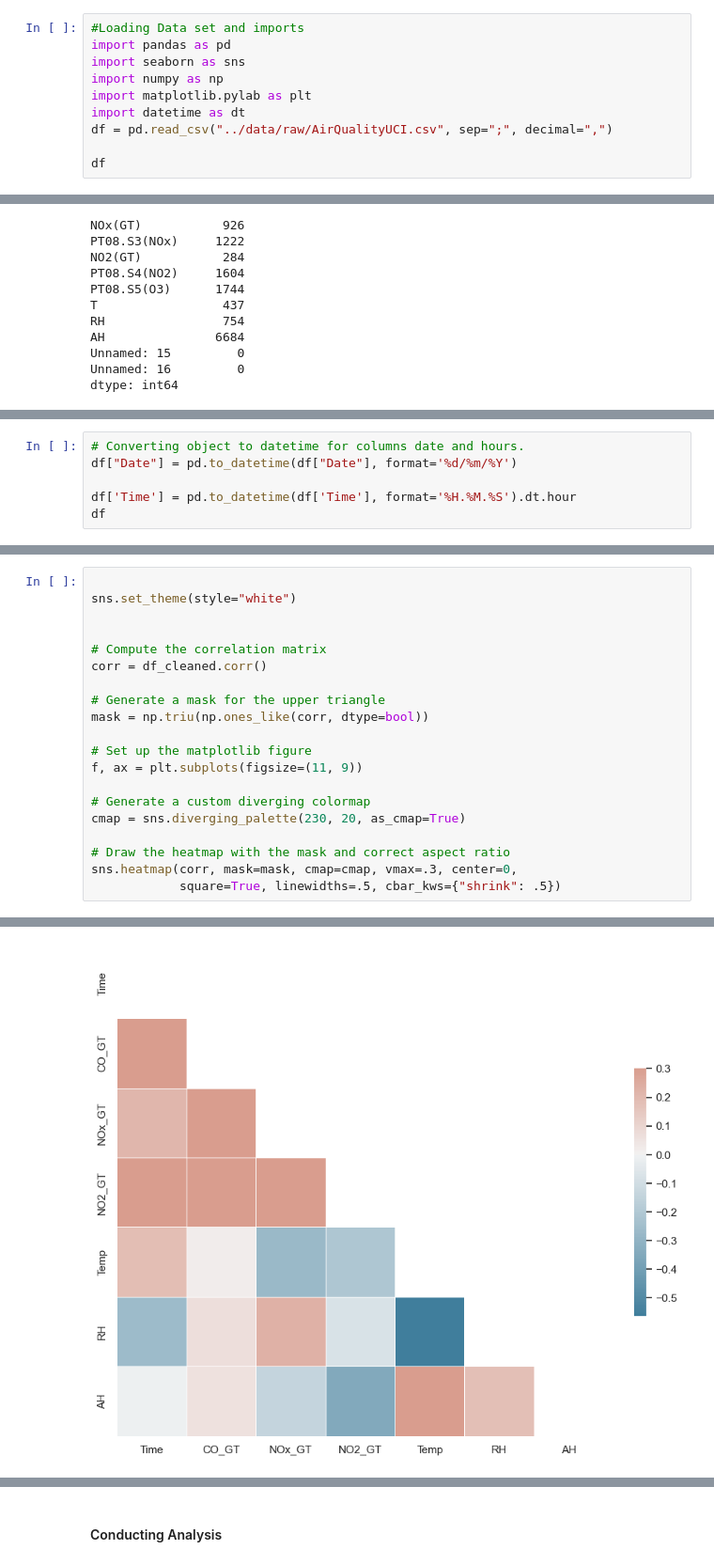
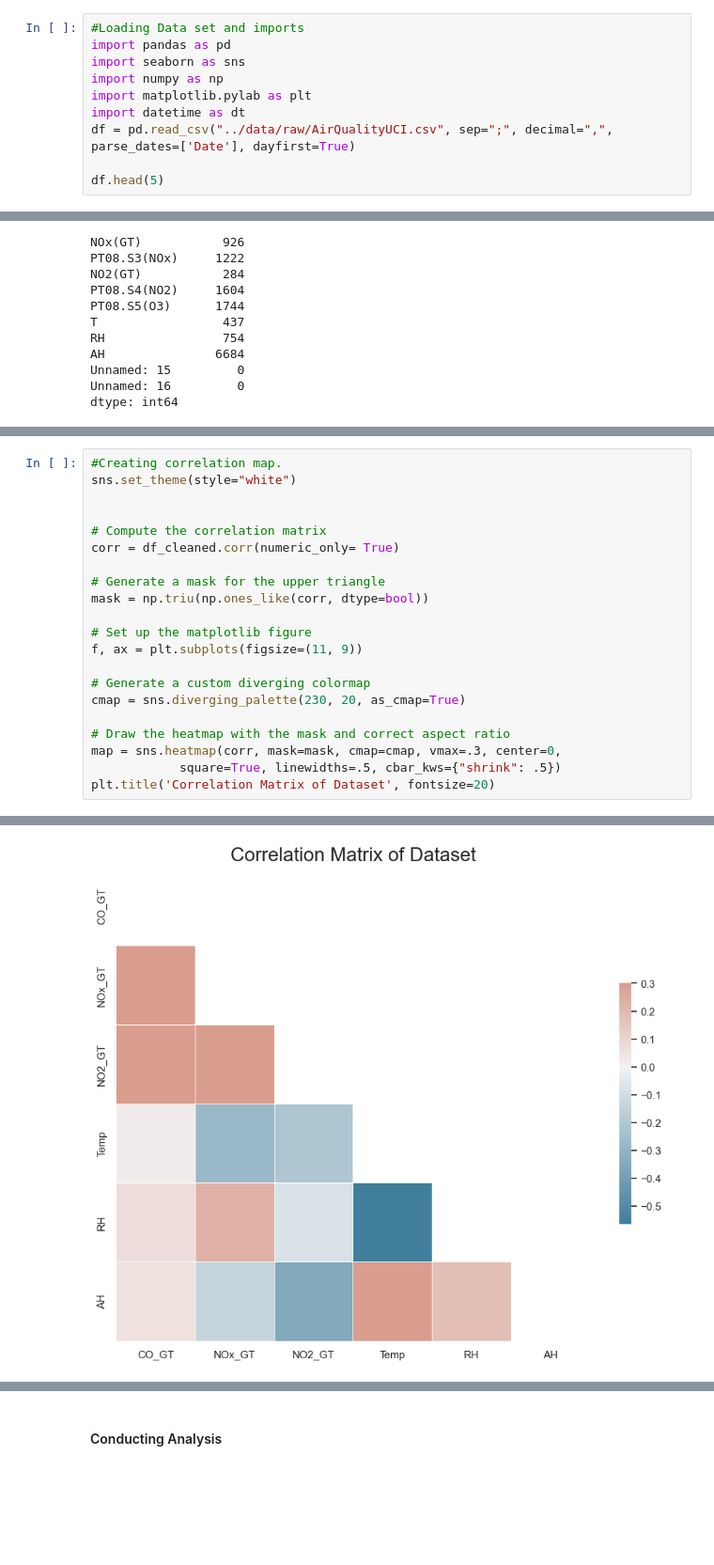
Before and after one commit to ubco-W2022T2-data301/project-group-group59, a Jupyter notebook: analysis/analysis1.ipynb, the cells around one changed output, grey strips where cells are left out. Shown at 94% size. Cells and saved outputs as stored; diff of their text form; blank space fills up the shorter version.

```diff
--- a/analysis/analysis1.ipynb
+++ b/analysis/analysis1.ipynb
@@ -17,8 +17,8 @@ import seaborn as sns
 import numpy as np
 import matplotlib.pylab as plt
 import datetime as dt
-df = pd.read_csv("../data/raw/AirQualityUCI.csv", sep=";", decimal=",")
+df = pd.read_csv("../data/raw/AirQualityUCI.csv", sep=";", decimal=",", parse_dates=['Date'], dayfirst=True)
 
-df
+df.head(5)
 # %% [output]
 |  | Date | Time | CO(GT) | PT08.S1(CO) | NMHC(GT) | C6H6(GT) | PT08.S2(NMHC) | NOx(GT) | PT08.S3(NOx) | ... |
@@ -137,7 +152 @@ AH        float64
 dtype: object
-# %%
-# Converting object to datetime for columns date and hours.
-df["Date"] = pd.to_datetime(df["Date"], format='%d/%m/%Y')
-
-df['Time'] = pd.to_datetime(df['Time'], format='%H.%M.%S').dt.hour
-df
@@ -219,10 +191,10 @@ df_cleaned.describe()
 # %%
-
+#Creating correlation map.
 sns.set_theme(style="white")
 
 
 # Compute the correlation matrix
-corr = df_cleaned.corr()
+corr = df_cleaned.corr(numeric_only= True)
 
 # Generate a mask for the upper triangle
 mask = np.triu(np.ones_like(corr, dtype=bool))
@@ -234,6 +206,7 @@ f, ax = plt.subplots(figsize=(11, 9))
 cmap = sns.diverging_palette(230, 20, as_cmap=True)
 
 # Draw the heatmap with the mask and correct aspect ratio
-sns.heatmap(corr, mask=mask, cmap=cmap, vmax=.3, center=0,
+map = sns.heatmap(corr, mask=mask, cmap=cmap, vmax=.3, center=0,
             square=True, linewidths=.5, cbar_kws={"shrink": .5})
+plt.title('Correlation Matrix of Dataset', fontsize=20)
 # %% [output]
@@ -241,2 +214,2 @@ sns.heatmap(corr, mask=mask, cmap=cmap, vmax=.3, center=0,
-[figure, old version]
+[figure, new version]
 # %% [markdown]
```
Also changed, not shown: parts of 34 cells of this notebook, 2 other files.
